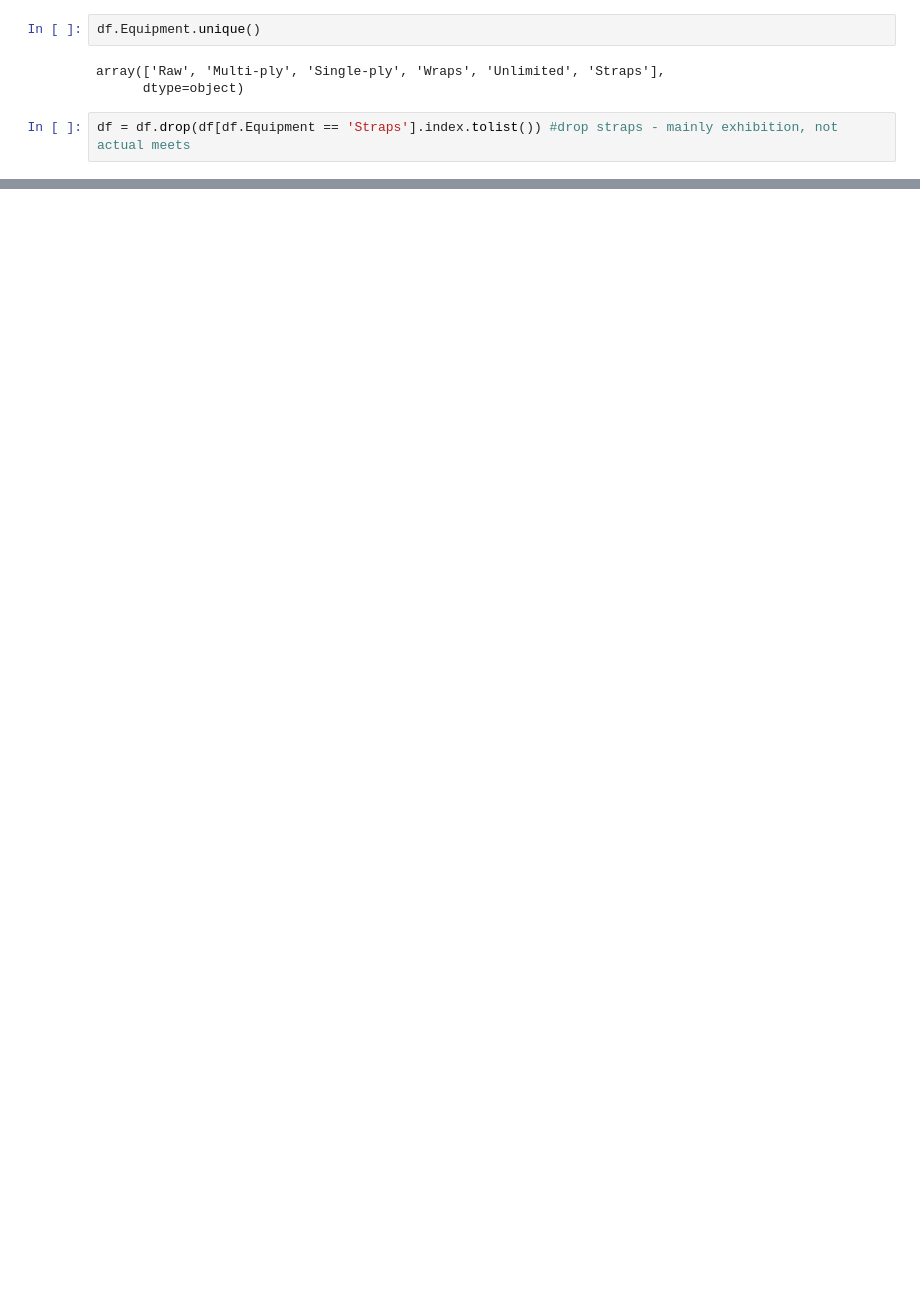
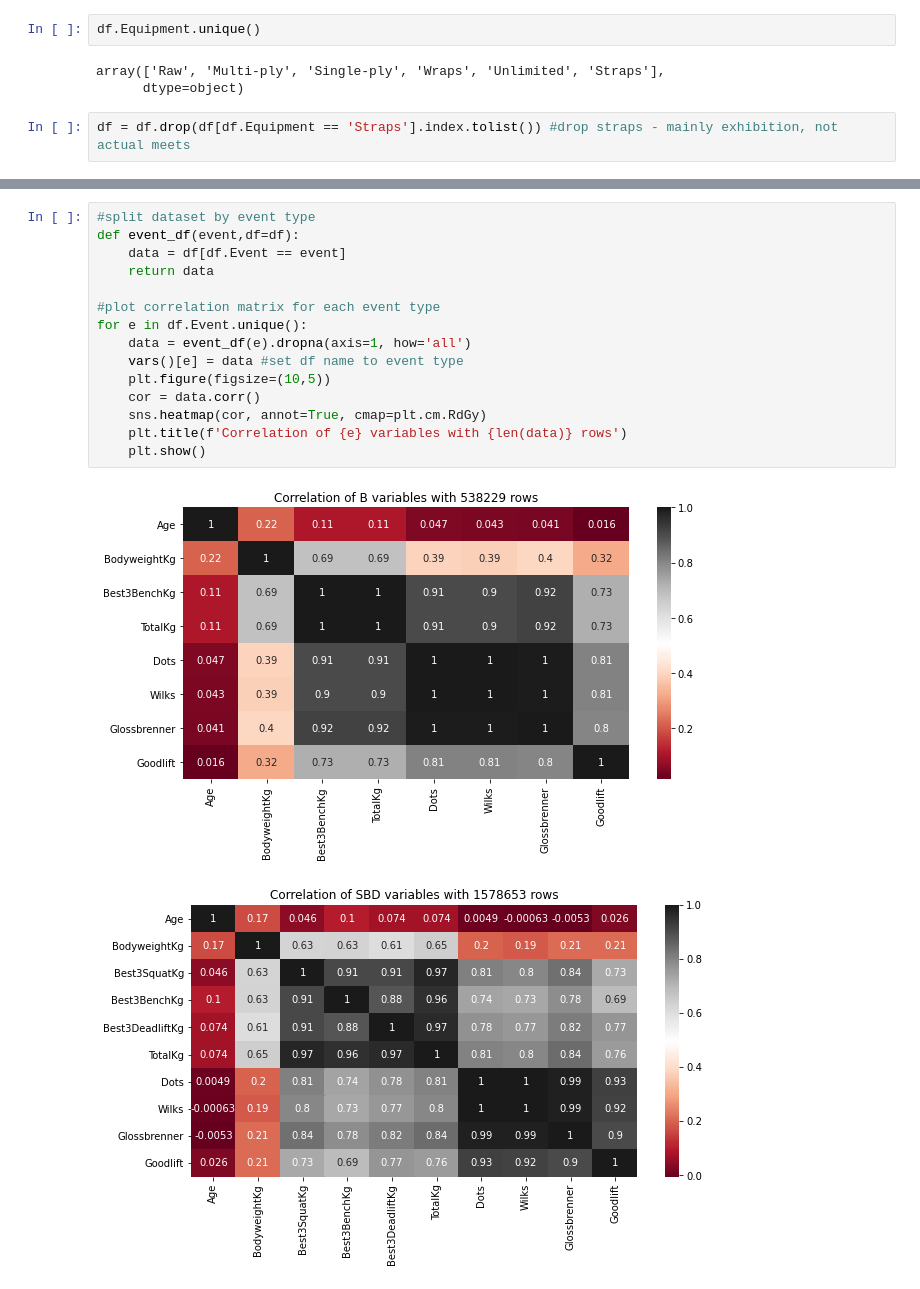
Before and after one commit to austyngo/powerlifting-data-exploration, a Jupyter notebook: openpowerlifting.ipynb, the cells around one changed output, grey strips where cells are left out. Saved outputs shown, nothing was run; the diff lists cells and outputs as text; blank space fills up the shorter version.

```diff
--- a/openpowerlifting.ipynb
+++ b/openpowerlifting.ipynb
@@ -86 +74,19 @@ df.describe().apply(lambda s: s.apply(lambda x: format(x, 'f')))
 | max | 98.000000 | 260.200000 | 581.050000 | 503.490000 | 460.400000 | 1407.500000 | 795.220000 | 793.330000 | ... |
+# %%
+#split dataset by event type
+def event_df(event,df=df):
+    data = df[df.Event == event]
+    return data
+
+#plot correlation matrix for each event type
+for e in df.Event.unique():
+    data = event_df(e).dropna(axis=1, how='all')
+    vars()[e] = data #set df name to event type
+    plt.figure(figsize=(10,5))
+    cor = data.corr()
+    sns.heatmap(cor, annot=True, cmap=plt.cm.RdGy)
+    plt.title(f'Correlation of {e} variables with {len(data)} rows')
+    plt.show()
+# %% [output]
+[figure, added]
+[figure, added]
```
Also changed, not shown: parts of 28 cells of this notebook.
